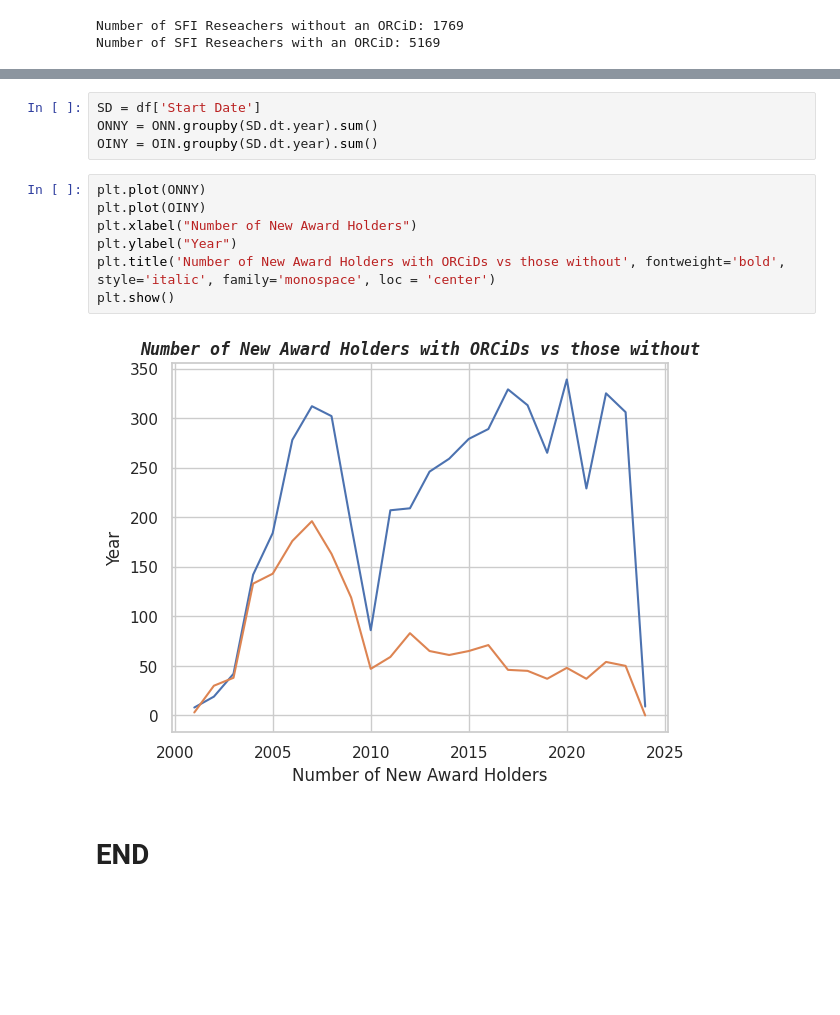
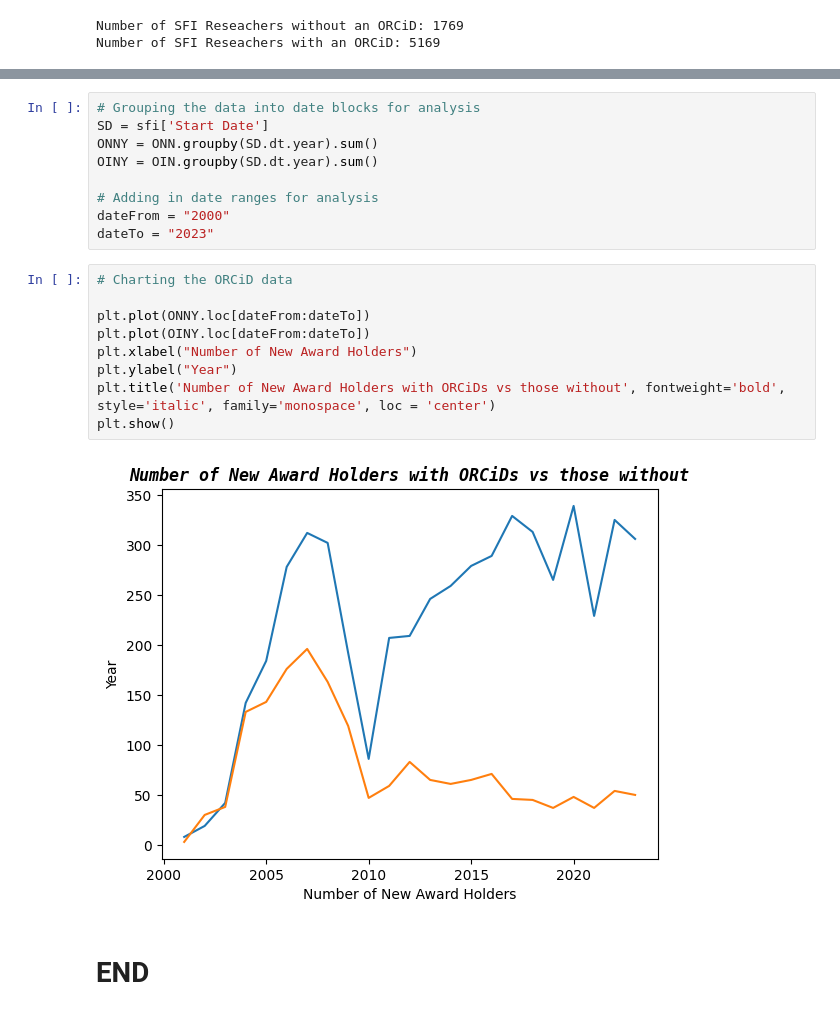
Before and after one commit to NeilTynan/4369_Project, a Jupyter notebook: project.ipynb, the cells around one changed output, grey strips where cells are left out. Drawn from its saved outputs; the diff is of its cells as text; blank space fills up the shorter version.

Commit message:
Added in date ranges

```diff
--- a/project.ipynb
+++ b/project.ipynb
@@ -116,15 +113,22 @@ Text(0.5, 1.0, 'Percentage of Historical SFI Grant Holders with an ORCiD')
 # %%
-SD = df['Start Date']
+# Grouping the data into date blocks for analysis
+SD = sfi['Start Date']
 ONNY = ONN.groupby(SD.dt.year).sum()
 OINY = OIN.groupby(SD.dt.year).sum()
+
+# Adding in date ranges for analysis
+dateFrom = "2000"
+dateTo = "2023"
 # %%
-plt.plot(ONNY)
-plt.plot(OINY)
+# Charting the ORCiD data
+
+plt.plot(ONNY.loc[dateFrom:dateTo])
+plt.plot(OINY.loc[dateFrom:dateTo])
 plt.xlabel("Number of New Award Holders")
 plt.ylabel("Year")
 plt.title('Number of New Award Holders with ORCiDs vs those without', fontweight='bold', style='italic', family='monospace', loc = 'center')
 plt.show()
 # %% [output]
-[figure, old version]
+[figure, new version]
 # %% [markdown]
 # END
```
Also changed, not shown: parts of 2 cells of this notebook.
